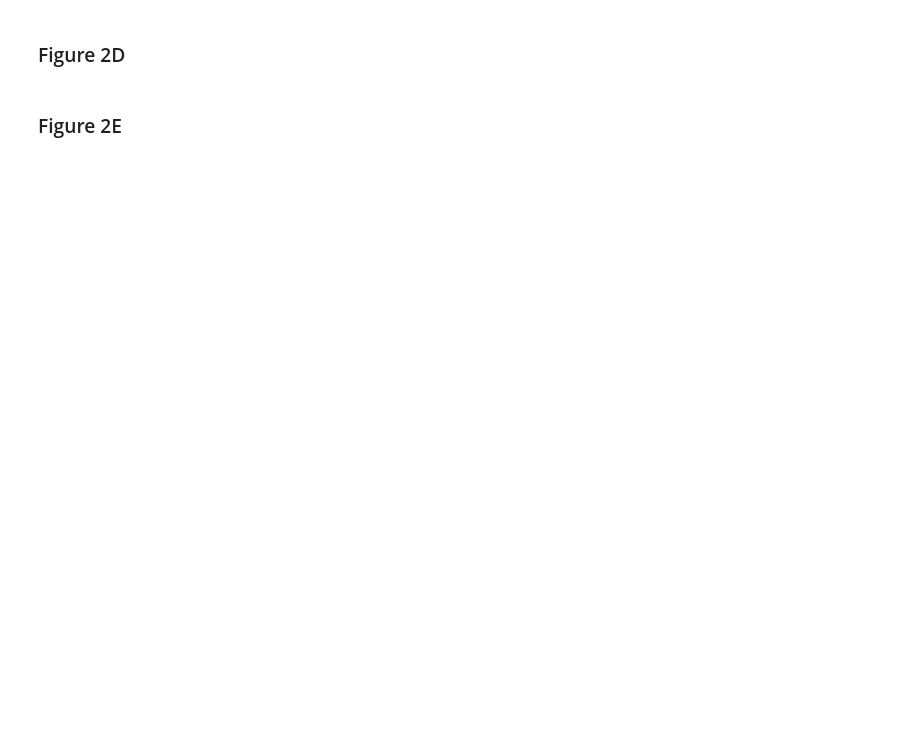
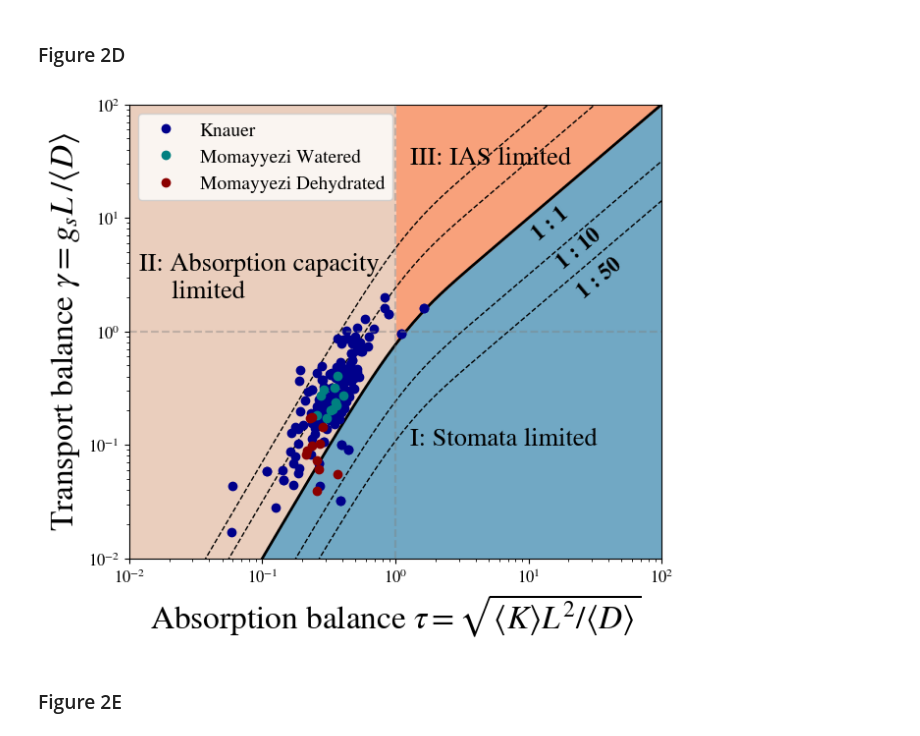
Before and after one commit to andreas-stillits/CarbonFixationModel1D, a Jupyter notebook: figures/scripts/figure2.ipynb, the cells around one changed output. Saved outputs shown, nothing was run; the diff lists cells and outputs as text; code cells hidden in the pictures; blank space fills up the shorter version.

```diff
--- a/figures/scripts/figure2.ipynb
+++ b/figures/scripts/figure2.ipynb
@@ -15,4 +219,57 @@ PATH = ROOT + "figures/scripts/"
 # %% [markdown]
 ### Figure 2D
+# %%
+fig = plt.figure(figsize=(7, 6))
+
+chi_ = 0.1
+xmin, xmax = 0.01, 100
+taus = np.exp(np.linspace(np.log(xmin), np.log(xmax), 400))
+borders = lambda taus, sigma: sigma*taus*np.tanh(taus)
+
+# COLORS
+point_colors = ["darkblue", "teal", "darkred"]
+
+# shading
+plt.fill_between(taus, borders(taus, 1), xmin, color=colorI)
+plt.fill_between(taus[taus <= 1], xmax, borders(taus[taus <= 1], 1), color=colorII)
+plt.fill_between(taus[taus >= 1], xmax, borders(taus[taus >= 1], 1), color=colorIII)
+# lines
+plt.plot(taus, borders(taus, 1), color='black', linestyle='-', linewidth=2)
+plt.plot(taus, borders(taus, np.sqrt(50)), color='black', linestyle='--', linewidth=1)
+plt.plot(taus, borders(taus, np.sqrt(10)), color='black', linestyle='--', linewidth=1)
+plt.plot(taus, borders(taus, 1/np.sqrt(10)), color='black', linestyle='--', linewidth=1)
+plt.plot(taus, borders(taus, 1/np.sqrt(50)), color='black', linestyle='--', linewidth=1)
+# annotate
+plt.text(10, 6.5, '1 : 1', fontweight='bold', color='black', rotation=40)
+plt.text(15.2, 3.6, '1 : 10', fontweight='bold', color='black', rotation=40)
+plt.text(22, 2, '1 : 50', fontweight='bold', color='black', rotation=40)
+# label the regions
+plt.text(1.3, 0.1, r'I: Stomata limited', color='black', fontsize=19)
+plt.text(0.012, 2, r'II: Absorption capacity'+'\n     limited', color='black', fontsize=19)
+plt.text(1.3, 30, r'III: IAS limited', color='black', fontsize=19)
+
+# load dfKnauer and dfMomayyezi to plot the data points
+dfKnauer = pd.read_csv(ROOT + 'data/saved_data/Knauer2022_hypostomatous.csv', sep=';', decimal=',')
+dfMomayyeziW = pd.read_csv(ROOT + 'data/saved_data/Momayyezi2022_watered.csv', sep=';', decimal=',')
+dfMomayyeziDH = pd.read_csv(ROOT + 'data/saved_data/Momayyezi2022_dehydrated.csv', sep=';', decimal=',')
+
+# plot data points
+for df, color, label in zip([dfKnauer, dfMomayyeziW, dfMomayyeziDH], point_colors, ['Knauer', 'Momayyezi Watered', 'Momayyezi Dehydrated']):
+    plt.plot(df['tau'], df['gamma'], 'o', color=color, label=label)
+
+plt.xlabel(r'Absorption balance $\tau = \sqrt{\langle K \rangle L^2 / \langle D \rangle}$', fontsize=24)
+plt.ylabel(r'Transport balance $\gamma = g_s L \;/ \langle D \rangle$', fontsize=24)
+plt.plot([1, 1], [xmin, xmax], color='grey', linestyle='--', alpha=0.4)
+plt.plot([xmin, xmax], [1, 1],  color='grey', linestyle='--', alpha=0.4)
+plt.xscale('log')
+plt.yscale('log')
+plt.xlim(xmin, xmax)
+plt.ylim(xmin, xmax)
+plt.legend(fontsize=14)
+plt.savefig(ROOT + 'figures/vectorgraphics/figure2/figure2D.svg')
+plt.savefig(ROOT + 'figures/vectorgraphics/figure2/figure2D.png', dpi=300)
+plt.show()
+# %% [output]
+[figure, added]
 # %% [markdown]
 ### Figure 2E
```
Also changed, not shown: parts of 8 cells of this notebook, 14 other files.
